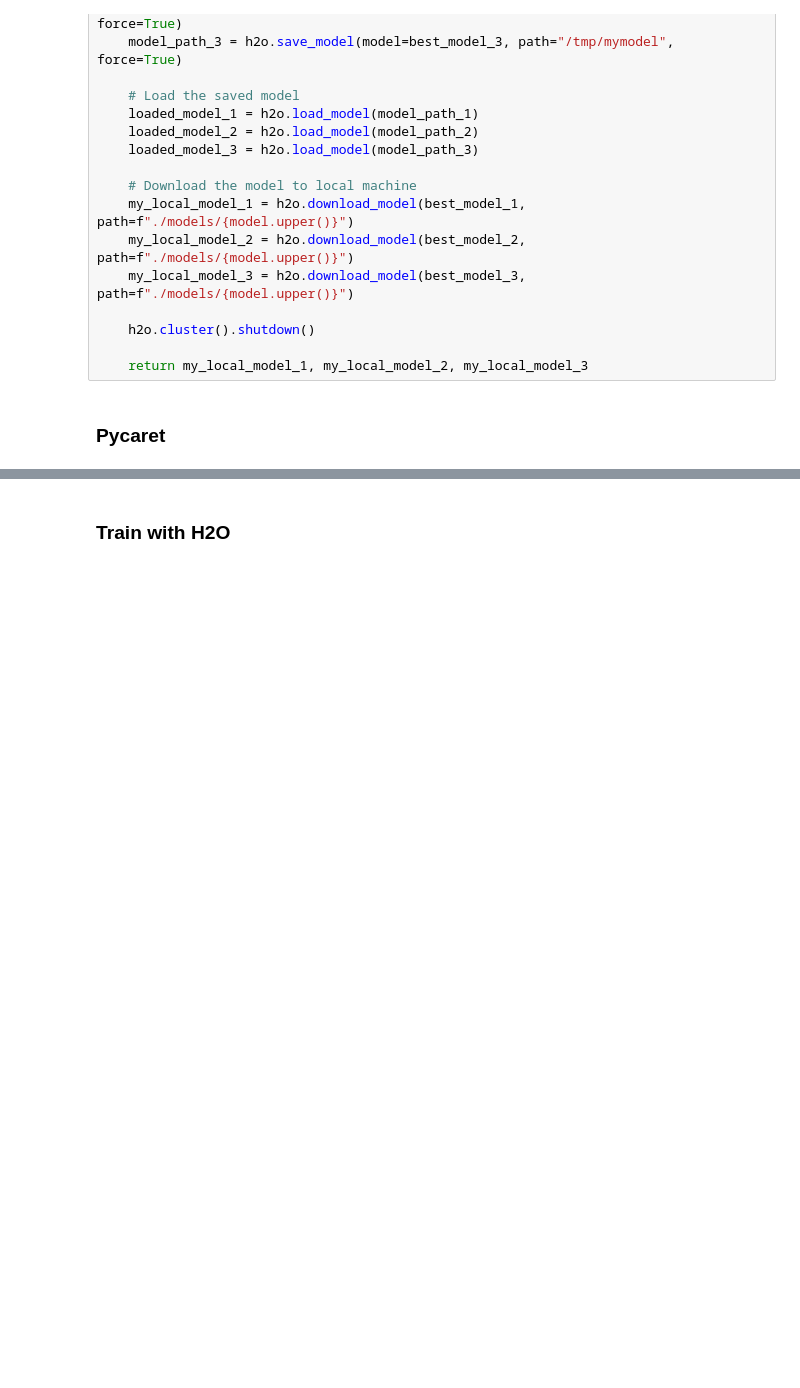
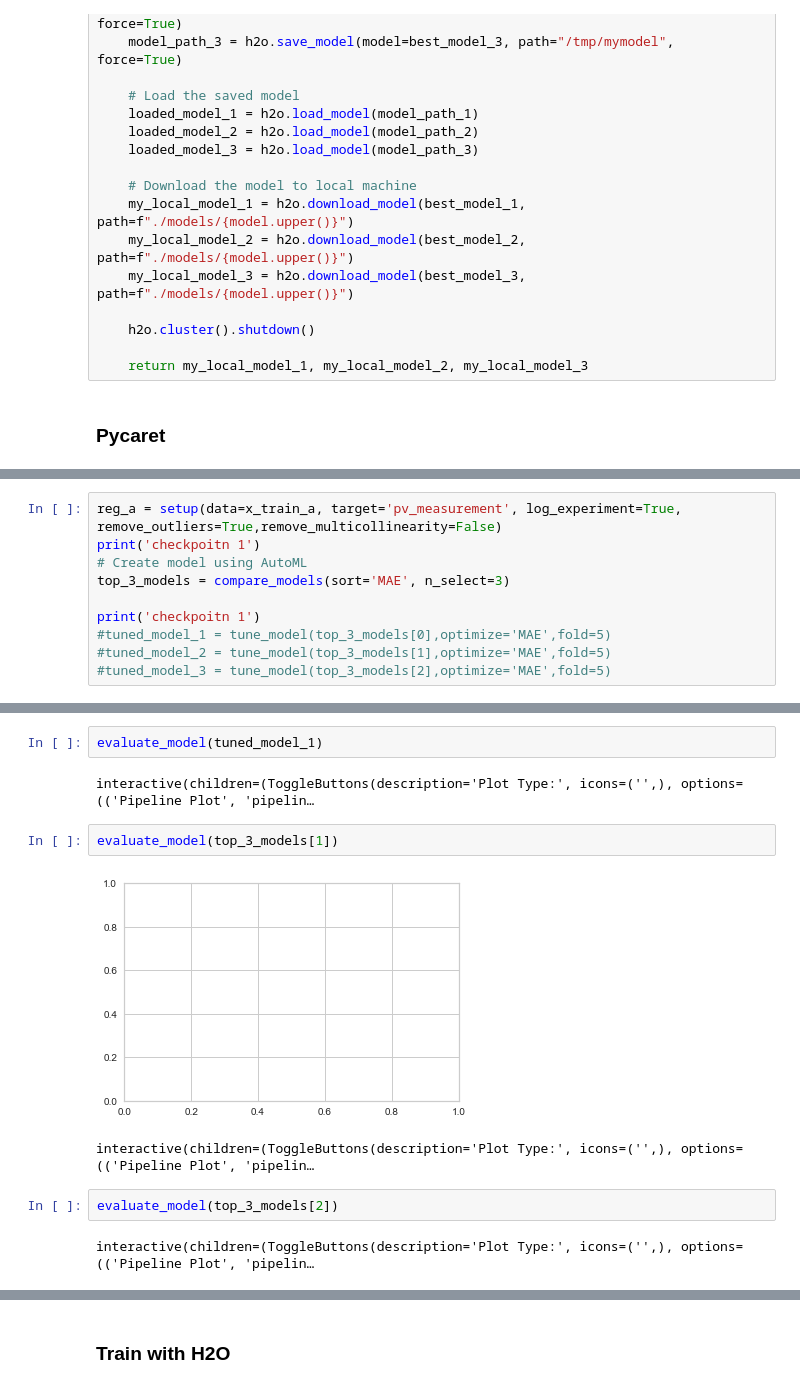
Before and after one commit to J-Ness/Solar-Energy-Production-Forecasting, a Jupyter notebook: data/automl.ipynb, the cells around one changed output, grey strips where cells are left out. Saved outputs shown, nothing was run; the diff lists cells and outputs as text; blank space fills up the shorter version.

```diff
--- a/data/automl.ipynb
+++ b/data/automl.ipynb
@@ -635,0 +577,10 @@ interactive(children=(ToggleButtons(description='Plot Type:', icons=('',), optio
+# %%
+reg_a = setup(data=x_train_a, target='pv_measurement', log_experiment=True, remove_outliers=True,remove_multicollinearity=False)
+print('checkpoitn 1')
+# Create model using AutoML
+top_3_models = compare_models(sort='MAE', n_select=3)
+
+print('checkpoitn 1')
+#tuned_model_1 = tune_model(top_3_models[0],optimize='MAE',fold=5)
+#tuned_model_2 = tune_model(top_3_models[1],optimize='MAE',fold=5)
+#tuned_model_3 = tune_model(top_3_models[2],optimize='MAE',fold=5)
@@ -635,0 +639,13 @@ interactive(children=(ToggleButtons(description='Plot Type:', icons=('',), optio
+# %%
+evaluate_model(tuned_model_1)
+# %% [output]
+interactive(children=(ToggleButtons(description='Plot Type:', icons=('',), options=(('Pipeline Plot', 'pipelin…
+# %%
+evaluate_model(top_3_models[1])
+# %% [output]
+[figure, added]
+interactive(children=(ToggleButtons(description='Plot Type:', icons=('',), options=(('Pipeline Plot', 'pipelin…
+# %%
+evaluate_model(top_3_models[2])
+# %% [output]
+interactive(children=(ToggleButtons(description='Plot Type:', icons=('',), options=(('Pipeline Plot', 'pipelin…
```
Also changed, not shown: parts of 36 cells of this notebook, 20 other files.
